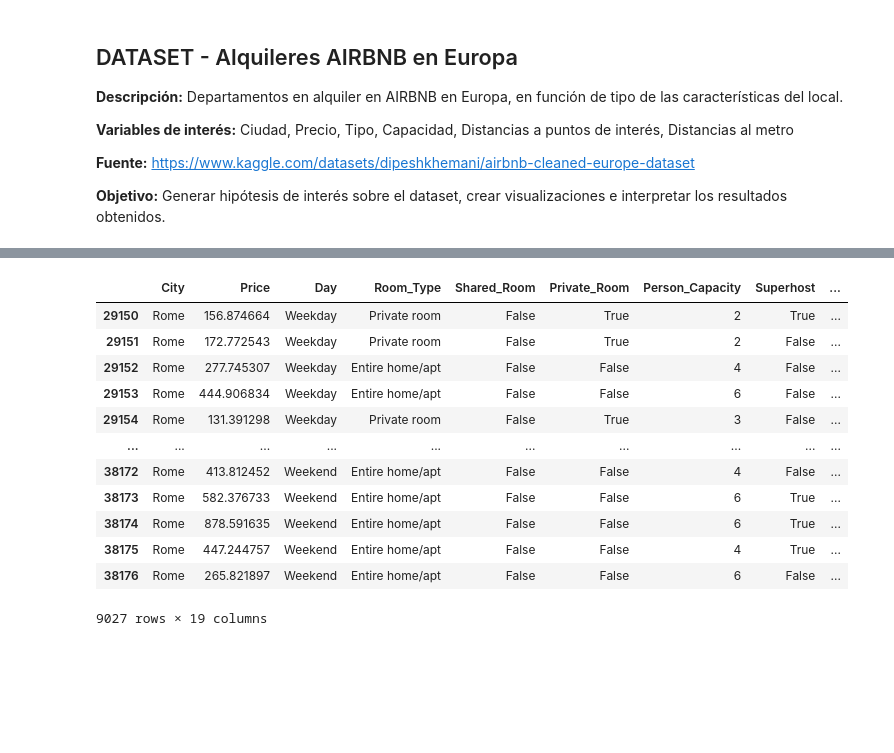
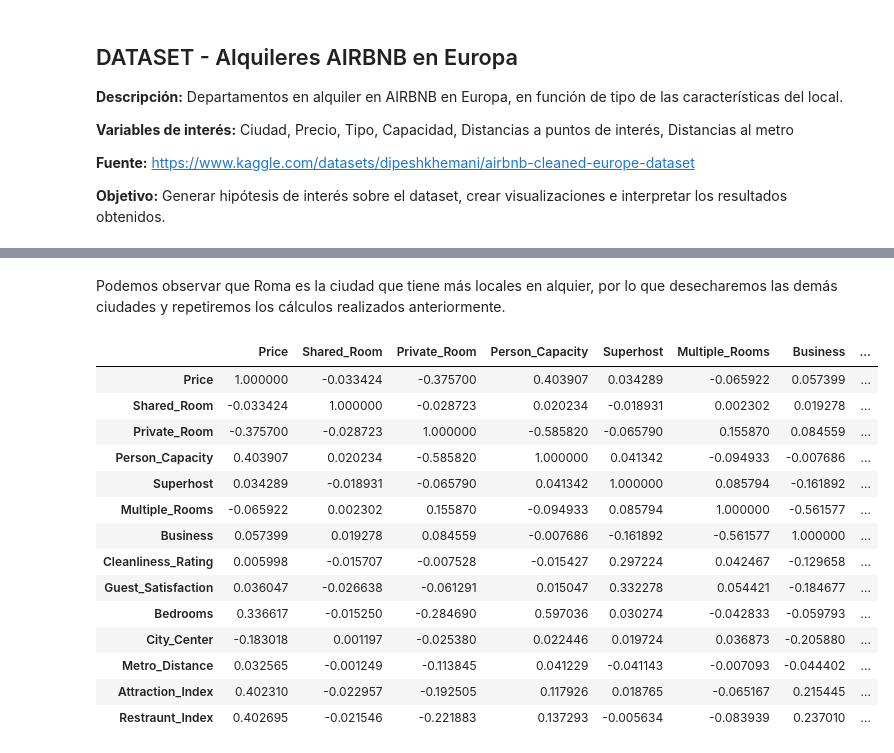
Before and after one commit to tekluis/CoderHouse, a Jupyter notebook: 3-PROYECTO_DS_PARTEI_TEK.ipynb, the cells around one changed output, grey strips where cells are left out. Cells and saved outputs as stored; diff of their text form; code cells hidden in the pictures; blank space fills up the shorter version.

```diff
--- a/3-PROYECTO_DS_PARTEI_TEK.ipynb
+++ b/3-PROYECTO_DS_PARTEI_TEK.ipynb
@@ -28,9 +24,31 @@ response = requests.get(url).text
 csv_data = StringIO(response)
 
 df = pd.read_csv(csv_data)
+
+df = df.drop('Normalised Attraction Index', axis=1)
+df = df.drop('Normalised Restraunt Index', axis=1)
+
+nombres_nuevos = {
+    'Room Type': 'Room_Type',
+    'Shared Room': 'Shared_Room',
+    'Private Room': 'Private_Room',
+    'Person Capacity': 'Person_Capacity',
+    'Multiple Rooms': 'Multiple_Rooms',
+    'Cleanliness Rating': 'Cleanliness_Rating',
+    'Guest Satisfaction': 'Guest_Satisfaction',
+    'City Center (km)': 'City_Center',
+    'Metro Distance (km)': 'Metro_Distance',
+    'Attraction Index': 'Attraction_Index',
+    'Restraunt Index': 'Restraunt_Index'
+}
+
+df = df.rename(columns=nombres_nuevos)
+
+df['Attraction_Index'] = df['Attraction_Index']/1000
+df['Restraunt_Index'] = df['Restraunt_Index']/1000
+
 print("Cantidad de filas:", df.shape[0])
 print("Cantidad de columnas:", df.shape[1])
-print("Primeras 5 filas del dataframe")
-df.head()
+df
 # %% [output]
 Cantidad de filas: 41714
@@ -97,17 +187,23 @@ conteo.iloc[:,:1].rename(columns={'Price':'Cantidad'})
+# %% [markdown]
+Podemos observar que Roma es la ciudad que tiene más locales en alquier, por lo que desecharemos las demás ciudades y repetiremos los cálculos realizados anteriormente.
 # %%
 df_Rome=df[df['City']=='Rome']
-df_Rome
+
+correlation_matrix = df_Rome.corr()
+correlation_matrix
 # %% [output]
-|  | City | Price | Day | Room_Type | Shared_Room | Private_Room | Person_Capacity | Superhost | ... |
-| 29150 | Rome | 156.874664 | Weekday | Private room | False | True | 2 | True | ... |
-| 29151 | Rome | 172.772543 | Weekday | Private room | False | True | 2 | False | ... |
-| 29152 | Rome | 277.745307 | Weekday | Entire home/apt | False | False | 4 | False | ... |
-| 29153 | Rome | 444.906834 | Weekday | Entire home/apt | False | False | 6 | False | ... |
-| 29154 | Rome | 131.391298 | Weekday | Private room | False | True | 3 | False | ... |
-| ... | ... | ... | ... | ... | ... | ... | ... | ... | ... |
-| 38172 | Rome | 413.812452 | Weekend | Entire home/apt | False | False | 4 | False | ... |
-| 38173 | Rome | 582.376733 | Weekend | Entire home/apt | False | False | 6 | True | ... |
-| 38174 | Rome | 878.591635 | Weekend | Entire home/apt | False | False | 6 | True | ... |
-| 38175 | Rome | 447.244757 | Weekend | Entire home/apt | False | False | 4 | True | ... |
-| 38176 | Rome | 265.821897 | Weekend | Entire home/apt | False | False | 6 | False | ... |
+|  | Price | Shared_Room | Private_Room | Person_Capacity | Superhost | Multiple_Rooms | Business | ... |
+| Price | 1.000000 | -0.033424 | -0.375700 | 0.403907 | 0.034289 | -0.065922 | 0.057399 | ... |
+| Shared_Room | -0.033424 | 1.000000 | -0.028723 | 0.020234 | -0.018931 | 0.002302 | 0.019278 | ... |
+| Private_Room | -0.375700 | -0.028723 | 1.000000 | -0.585820 | -0.065790 | 0.155870 | 0.084559 | ... |
+| Person_Capacity | 0.403907 | 0.020234 | -0.585820 | 1.000000 | 0.041342 | -0.094933 | -0.007686 | ... |
+| Superhost | 0.034289 | -0.018931 | -0.065790 | 0.041342 | 1.000000 | 0.085794 | -0.161892 | ... |
+| Multiple_Rooms | -0.065922 | 0.002302 | 0.155870 | -0.094933 | 0.085794 | 1.000000 | -0.561577 | ... |
+| Business | 0.057399 | 0.019278 | 0.084559 | -0.007686 | -0.161892 | -0.561577 | 1.000000 | ... |
+| Cleanliness_Rating | 0.005998 | -0.015707 | -0.007528 | -0.015427 | 0.297224 | 0.042467 | -0.129658 | ... |
+| Guest_Satisfaction | 0.036047 | -0.026638 | -0.061291 | 0.015047 | 0.332278 | 0.054421 | -0.184677 | ... |
+| Bedrooms | 0.336617 | -0.015250 | -0.284690 | 0.597036 | 0.030274 | -0.042833 | -0.059793 | ... |
+| City_Center | -0.183018 | 0.001197 | -0.025380 | 0.022446 | 0.019724 | 0.036873 | -0.205880 | ... |
+| Metro_Distance | 0.032565 | -0.001249 | -0.113845 | 0.041229 | -0.041143 | -0.007093 | -0.044402 | ... |
+| Attraction_Index | 0.402310 | -0.022957 | -0.192505 | 0.117926 | 0.018765 | -0.065167 | 0.215445 | ... |
+| Restraunt_Index | 0.402695 | -0.021546 | -0.221883 | 0.137293 | -0.005634 | -0.083939 | 0.237010 | ... |
-9027 rows × 19 columns
```
Also changed, not shown: parts of 23 cells of this notebook.
